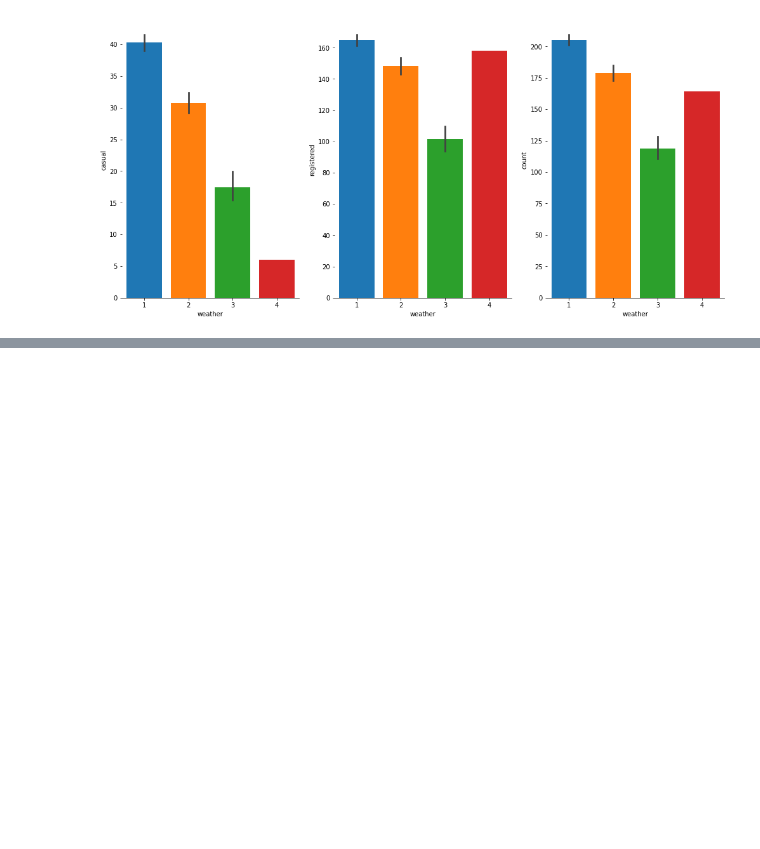
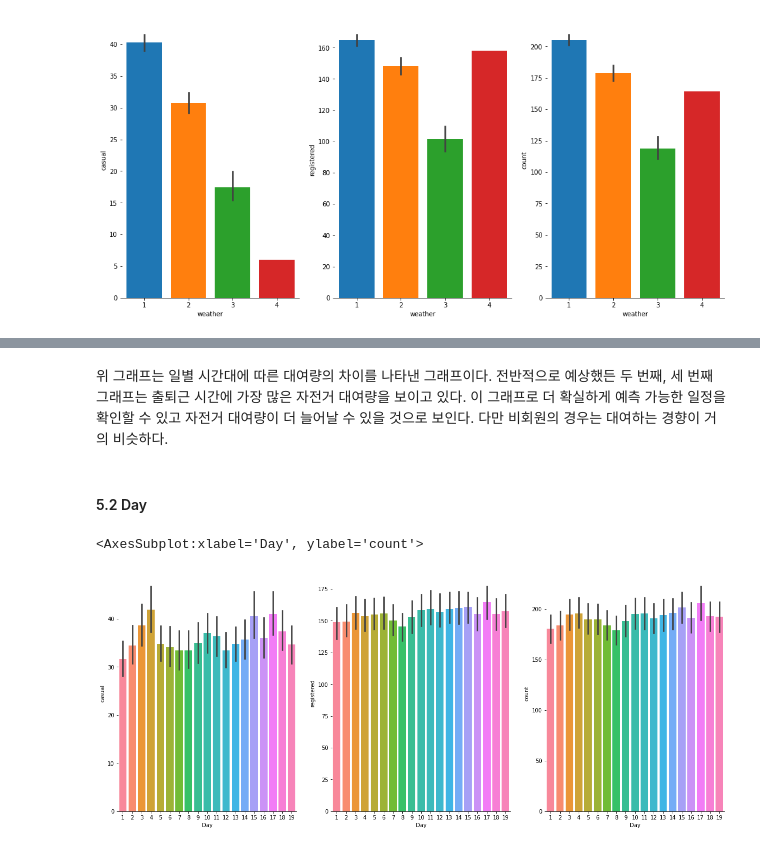
Before and after one commit to jaeyoon89/jaeyoon_study, a Jupyter notebook: bike_sharing_demand_visualization.ipynb, the cells around one changed output, grey strips where cells are left out. Cells and saved outputs as stored; diff of their text form; code cells hidden in the pictures; blank space fills up the shorter version.

```diff
--- a/bike_sharing_demand_visualization.ipynb
+++ b/bike_sharing_demand_visualization.ipynb
@@ -158,0 +184,15 @@ sb.barplot(x = x , y = 'count' , data = train, saturation = 1, ax = axes[2])
+# %% [markdown]
+위 그래프는 일별 시간대에 따른 대여량의 차이를 나타낸 그래프이다. 전반적으로 예상했든 두 번째, 세 번째 그래프는 출퇴근 시간에 가장 많은 자전거 대여량을 보이고 있다. 이 그래프로 더 확실하게 예측 가능한 일정을 확인할 수 있고 자전거 대여량이 더 늘어날 수 있을 것으로 보인다. 다만 비회원의 경우는 대여하는 경향이 거의 비슷하다.
+# %% [markdown]
+#### 5.2 Day
+# %%
+f,axes = plt.subplots(1,3,figsize = (20,8))
+sb.despine(left = True)
+x = 'Day'
+
+sb.barplot(x = x , y = 'casual' , data = train, saturation = 1, ax =  axes[0] ,)
+sb.barplot(x = x , y = 'registered' , data = train, saturation = 1, ax = axes[1])
+sb.barplot(x = x , y = 'count' , data = train, saturation = 1, ax = axes[2])
+# %% [output]
+<AxesSubplot:xlabel='Day', ylabel='count'>
+[figure, added]
```
Also changed, not shown: parts of 51 cells of this notebook.
